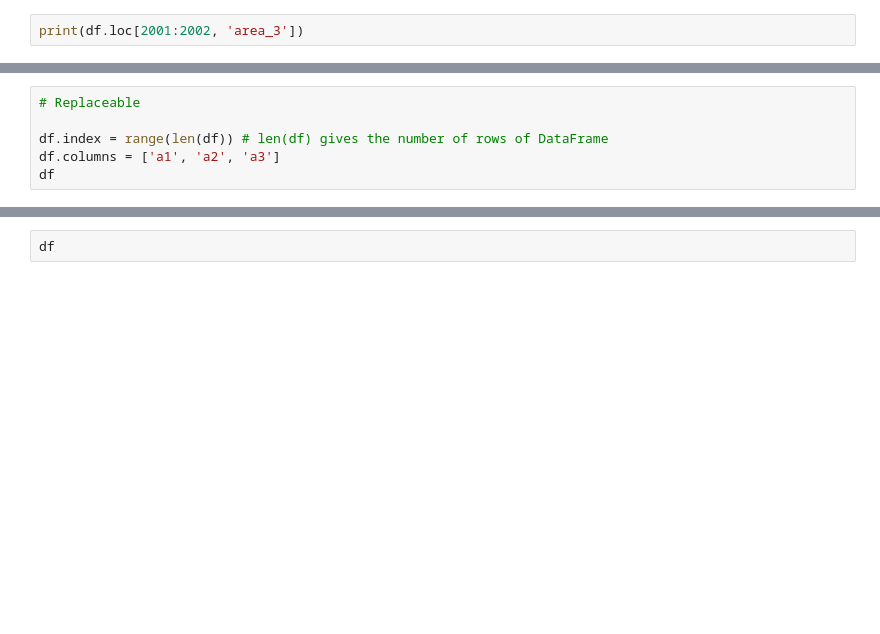
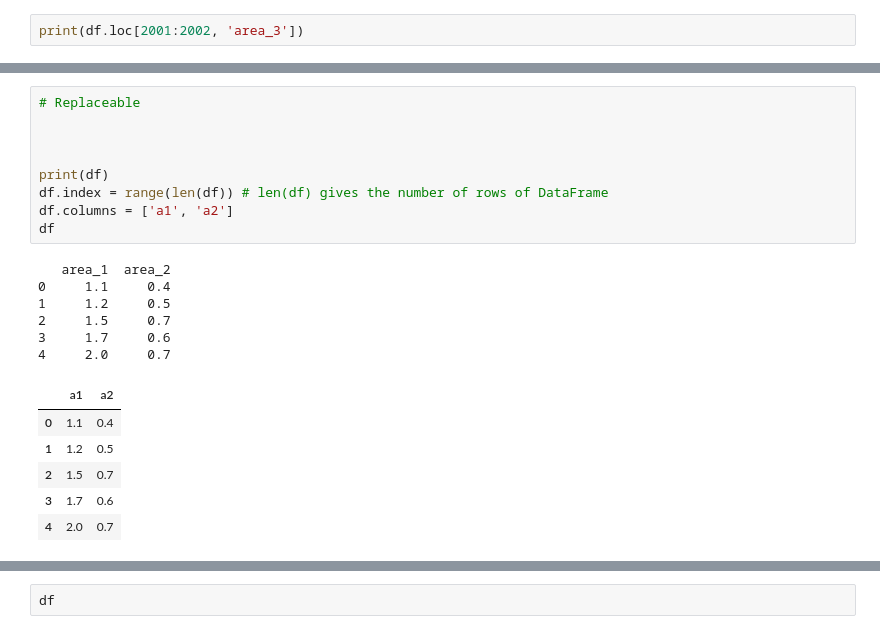
Before and after one commit to akashdktyagi/python-code, a Jupyter notebook: numPyAndPandaStuff/class_exercise_4.ipynb, the cells around one changed output, grey strips where cells are left out. Cells and saved outputs as stored; diff of their text form; blank space fills up the shorter version.

```diff
--- a/numPyAndPandaStuff/class_exercise_4.ipynb
+++ b/numPyAndPandaStuff/class_exercise_4.ipynb
@@ -603,9 +632,25 @@ df.index[0] = 1999
 # %%
 # Replaceable
 
+
+
+print(df)
 df.index = range(len(df)) # len(df) gives the number of rows of DataFrame
-df.columns = ['a1', 'a2', 'a3']
+df.columns = ['a1', 'a2']
 df
+# %% [output]
+   area_1  area_2
+0     1.1     0.4
+1     1.2     0.5
+2     1.5     0.7
+3     1.7     0.6
+4     2.0     0.7
+|  | a1 | a2 |
+| 0 | 1.1 | 0.4 |
+| 1 | 1.2 | 0.5 |
+| 2 | 1.5 | 0.7 |
+| 3 | 1.7 | 0.6 |
+| 4 | 2.0 | 0.7 |
 # %%
 # setting a column as index
 
```
Also changed, not shown: parts of 62 cells of this notebook.
